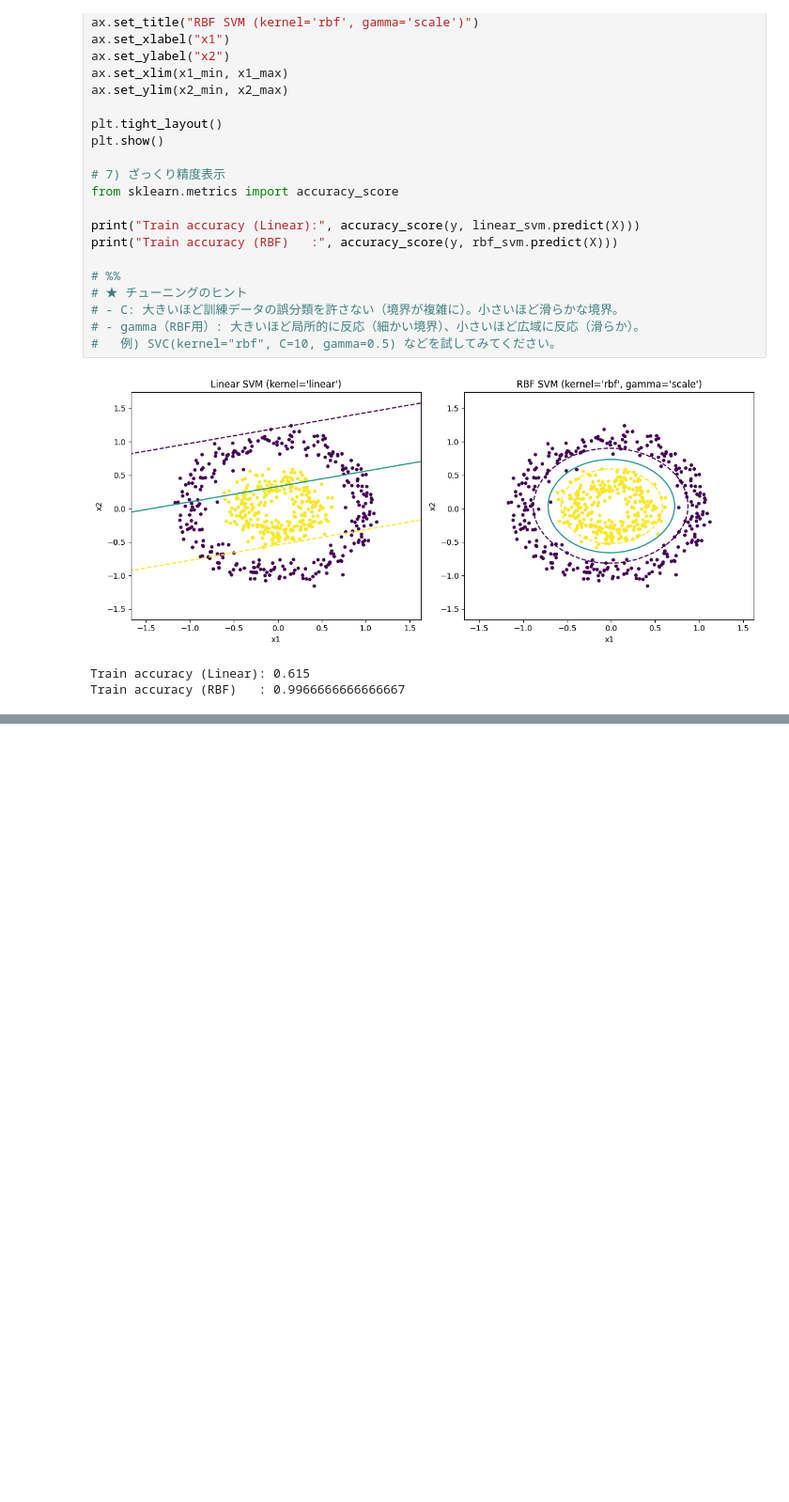
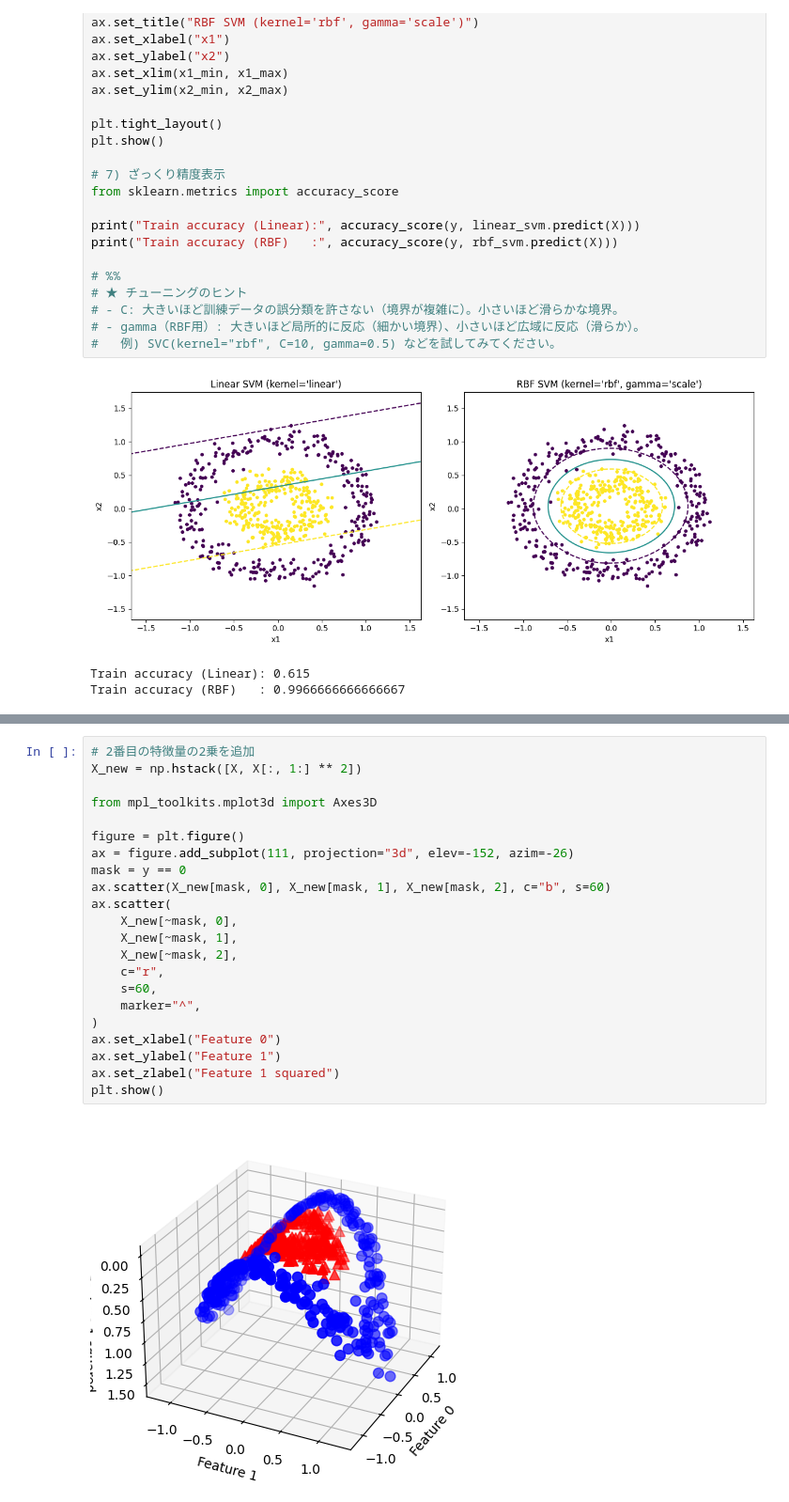
Before and after one commit to TOnodera/machine-learning-with-python, a Jupyter notebook: ch02/karnel_svm.ipynb, the cells around one changed output, grey strips where cells are left out. Shown: that part at 94% size. Drawn from its saved outputs; the diff is of its cells as text; blank space fills up the shorter version.

```diff
--- a/ch02/karnel_svm.ipynb
+++ b/ch02/karnel_svm.ipynb
@@ -131,0 +144,24 @@ Train accuracy (RBF)   : 0.9966666666666667
+# %%
+# 2番目の特徴量の2乗を追加
+X_new = np.hstack([X, X[:, 1:] ** 2])
+
+from mpl_toolkits.mplot3d import Axes3D
+
+figure = plt.figure()
+ax = figure.add_subplot(111, projection="3d", elev=-152, azim=-26)
+mask = y == 0
+ax.scatter(X_new[mask, 0], X_new[mask, 1], X_new[mask, 2], c="b", s=60)
+ax.scatter(
+    X_new[~mask, 0],
+    X_new[~mask, 1],
+    X_new[~mask, 2],
+    c="r",
+    s=60,
+    marker="^",
+)
+ax.set_xlabel("Feature 0")
+ax.set_ylabel("Feature 1")
+ax.set_zlabel("Feature 1 squared")
+plt.show()
+# %% [output]
+[figure, added]
```
Also changed, not shown: parts of 1 cell of this notebook.
